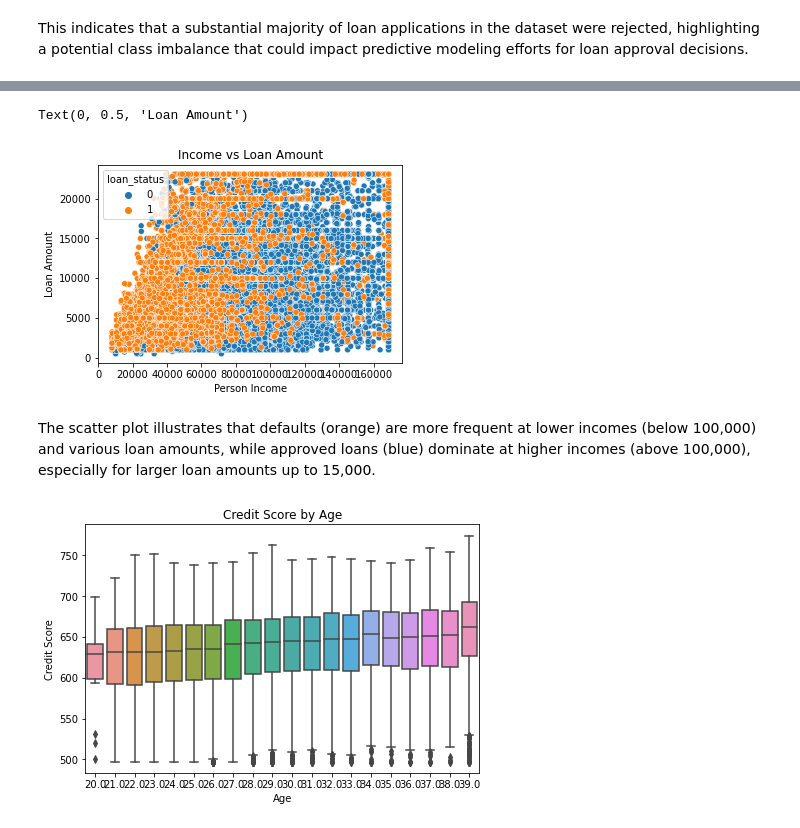
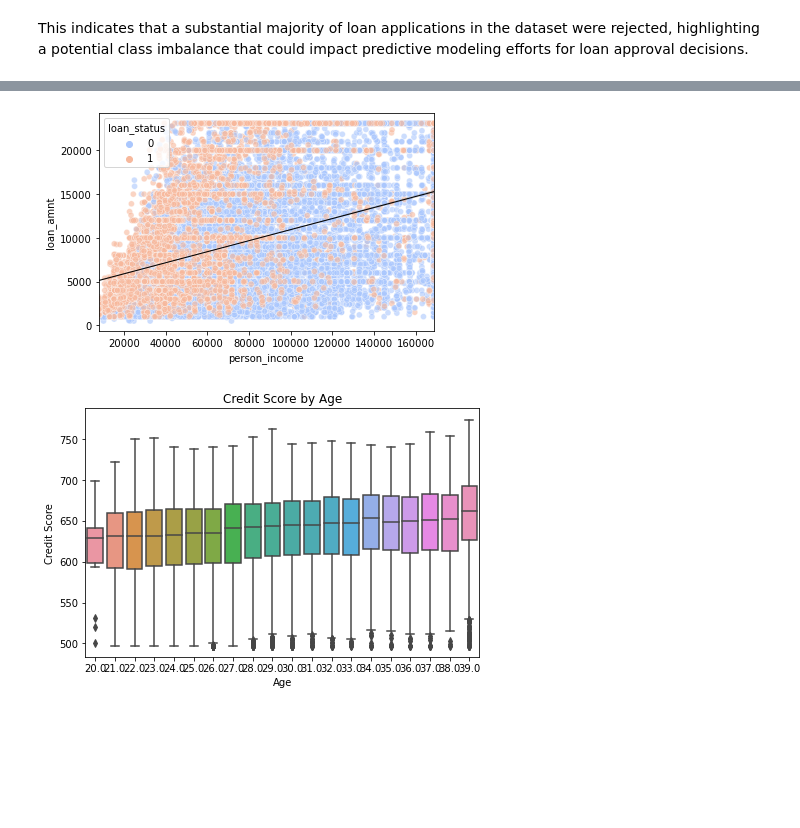
Before and after one commit to IAN-RIUA/Loan-Approval-Predictor, a Jupyter notebook: index.ipynb, the cells around one changed output, grey strips where cells are left out. Drawn from its saved outputs; the diff is of its cells as text; code cells hidden in the pictures; blank space fills up the shorter version.

```diff
--- a/index.ipynb
+++ b/index.ipynb
@@ -141,6 +220,6 @@ Cleaned data saved to 'cleaned_loan_data.csv'
 ### 2. Exploratory Data Analysis(EDA)
 # %%
 # Load the cleaned dataset
-df = pd.read_csv("cleaned_loan_data.csv")
-df
+df_encoded= pd.read_csv("cleaned_loan_data.csv")
+df_encoded
 # %% [output]
@@ -203,17 +295,10 @@ This indicates that a substantial majority of loan applications in the dataset w
 # %%
 # Income vs Loan Amount
-plt.figure(figsize=(12, 8))
-plt.subplot(2, 2, 2)
-sns.scatterplot(x='person_income', y='loan_amnt', hue='loan_status', data=df)
-plt.title('Income vs Loan Amount')
-plt.xlabel('Person Income')
-plt.ylabel('Loan Amount')
+sns.scatterplot(data=df, x='person_income', y='loan_amnt', hue='loan_status', palette='coolwarm', alpha=0.6)
+sns.regplot(data=df, x='person_income', y='loan_amnt', scatter=False, color='black', line_kws={'linewidth': 1})
+correlation = df['person_income'].corr(df['loan_amnt'])
 # %% [output]
-Text(0, 0.5, 'Loan Amount')
-[figure, old version]
+[figure, new version]
-# %% [markdown]
-
-The scatter plot illustrates that defaults (orange) are more frequent at lower incomes (below 100,000) and various loan amounts, while approved loans (blue) dominate at higher incomes (above 100,000), especially for larger loan amounts up to 15,000.
 # %%
 # Credit Score by Age (Box Plot)
 plt.figure(figsize=(12, 8))
```
Also changed, not shown: parts of 34 cells of this notebook, 2 other files.
